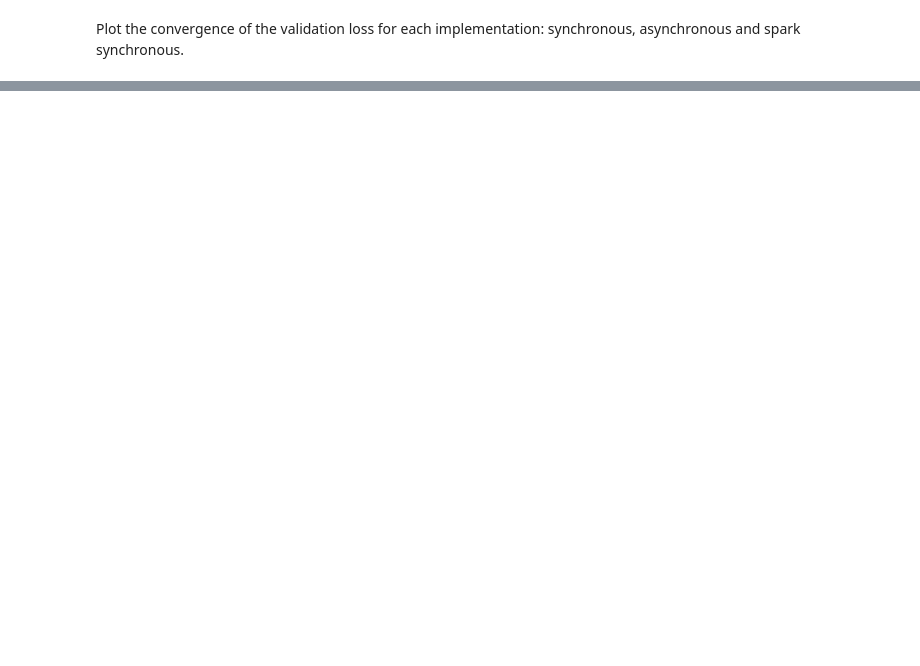
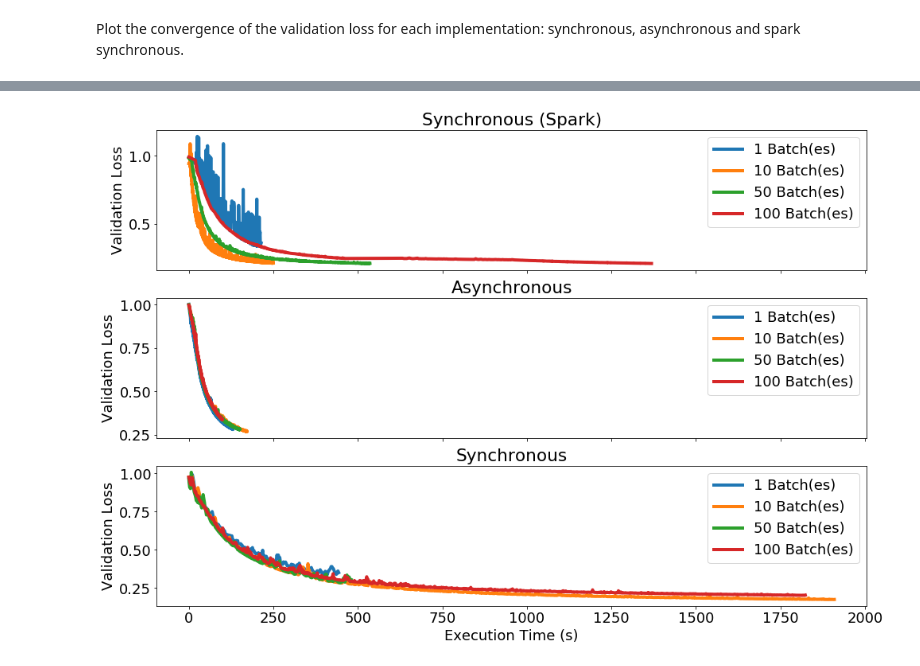
Before and after one commit to rusucosmin/hw, a Jupyter notebook: analysis/analysis.ipynb, the cells around one changed output, grey strips where cells are left out. Saved outputs shown, nothing was run; the diff lists cells and outputs as text; code cells hidden in the pictures; blank space fills up the shorter version.

```diff
--- a/analysis/analysis.ipynb
+++ b/analysis/analysis.ipynb
@@ -187,0 +194,81 @@ plt.show()
+# %%
+logs = []
+for path in data_paths:
+    with open(path) as f:
+        d = json.load(f)
+    logs.append(json_normalize(d))
+data = pd.concat(logs, axis=0, ignore_index=True)
+for field in ['end_time', 'start-time', 'start-compute-time', 'end-compute-time']:
+    data[field] = data[field].apply(parse)
+data['compute-time'] = (data['end-compute-time'] - data['start-compute-time'])/np.timedelta64(1, 's')
+# %%
+data_paths = [join(LOGS_PATH, f) for f in objs_in_path if isfile(join(LOGS_PATH, f)) and 'hogwild' in f and '10w' in f and 'json' in f]
+# %%
+logs = []
+for path in data_paths:
+    with open(path) as f:
+        d = json.load(f)
+    logs.append(json_normalize(d))
+data_hog = pd.concat(logs, axis=0, ignore_index=True)
+# %%
+fig, (ax1, ax2, ax3) = plt.subplots(3,1,figsize=(16,11), sharex=True)
+
+## Spark
+by_batches = data.groupby('batch')
+for i in by_batches:
+    epoch_history = i[1]['epochs-stats'].values
+    worker_ttstamps = []
+    worker_losses = []
+    for stat in epoch_history:
+        start_time = parse(stat[0]['epoch_start'])
+        # list of timestamps for this run
+        time_stamps = [(parse(epoch['epoch_start']) - start_time).total_seconds() for epoch in stat]
+        worker_ttstamps.append(time_stamps)
+
+        # list of losses for this run
+        losses = [epoch['val_loss'] for epoch in stat]
+        worker_losses.append(losses)
+
+    # average
+    mean_worker_ttstamps = mean_2d_diff_size(worker_ttstamps)
+    mean_losses = mean_2d_diff_size(worker_losses)
+    ax1.set_title('Synchronous (Spark)')
+    ax1.plot(mean_worker_ttstamps, mean_losses,
+             label="{} Batch(es)".format(i[0]),
+             linewidth=4)
+    ax1.legend()
+## Hogwild
+by_mode = data_hog.groupby('running_mode')
+for m in by_mode:
+    mode = m[0]
+    by_batches = m[1].groupby('batch')
+    ax = ax2 if mode == 'asynchronous' else ax3
+    for b in sorted(by_batches,key=lambda x: int(x[0])):
+        batches = b[0]
+        worker_all_timestamps = []
+        worker_all_losses = []
+        for run in b[1]['losses_val']:
+            initial_time = parse(run[0]['time'])
+            this_run_timestamps = [(parse(epoch['time']) - initial_time)\
+                                   .total_seconds()
+                                   for epoch in run]
+            worker_all_timestamps.append(this_run_timestamps)
+            this_run_losses = [epoch['loss_val'] for epoch in run]
+            worker_all_losses.append(this_run_losses)
+        worker_mean_timestamps = mean_2d_diff_size(worker_all_timestamps)
+        worker_mean_losses = mean_2d_diff_size(worker_all_losses)
+
+        ax.plot(worker_mean_timestamps, worker_mean_losses,
+                label = "{} Batch(es)".format(batches),
+                linewidth=4)
+        ax.set_title(mode.capitalize())
+        ax.legend()
+for ax in ax1, ax2, ax3:
+    ax.set_ylabel('Validation Loss')
+
+plt.xlabel('Execution Time (s)')
+plt.rc('font', size=18)
+plt.savefig('batch_conv_val_loss.png', bbox_inches='tight')
+plt.show()
+# %% [output]
+[figure, added]
```
Also changed, not shown: parts of 6 cells of this notebook.
